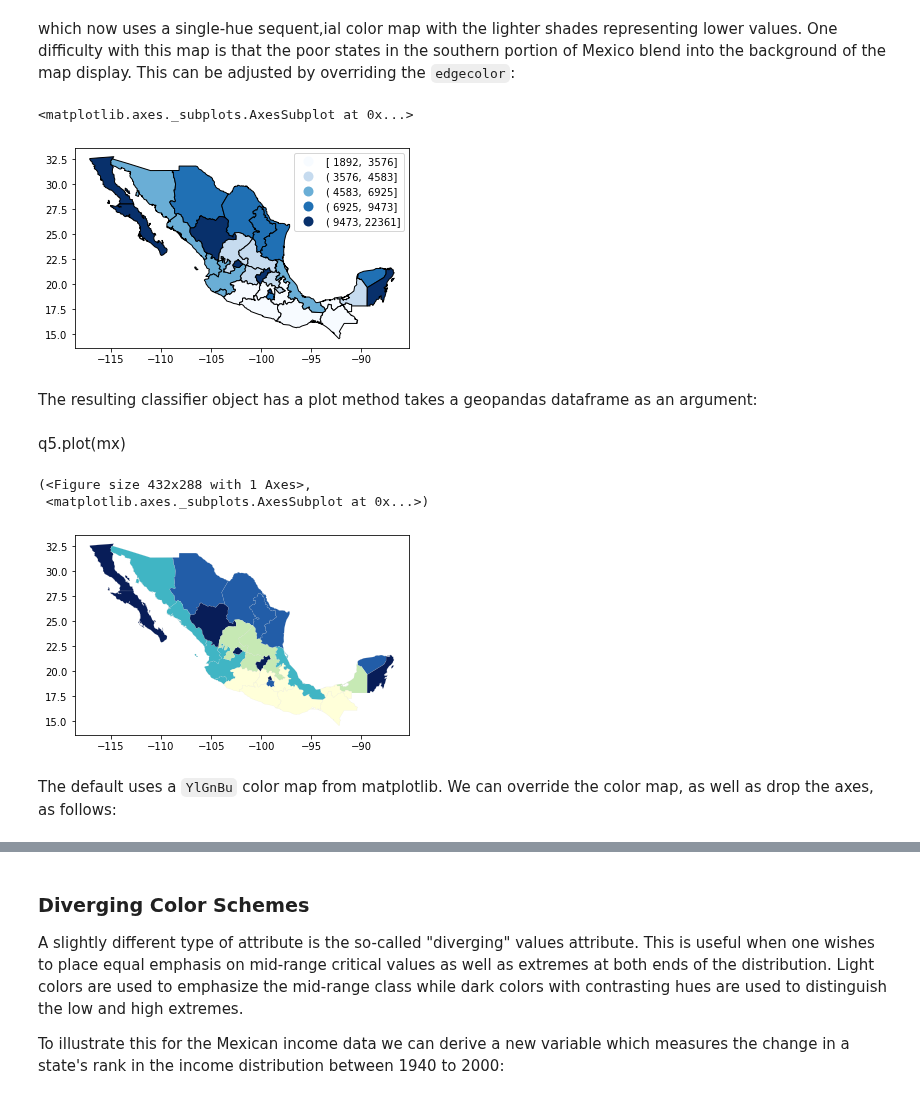
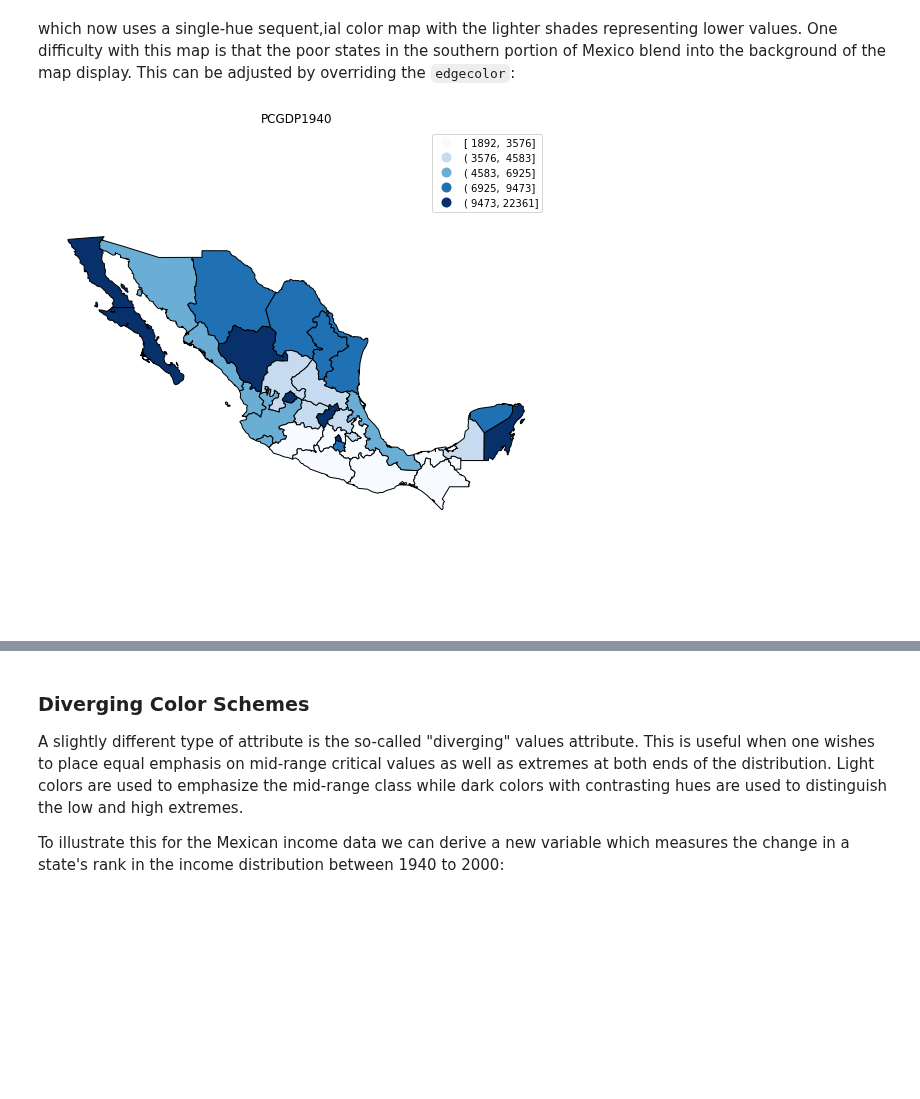
Before and after one commit to gdsbook/book, a Jupyter notebook: notebooks/05_choropleth.ipynb, the cells around one changed output, grey strips where cells are left out. Saved outputs shown, nothing was run; the diff lists cells and outputs as text; code cells hidden in the pictures; blank space fills up the shorter version.

```diff
--- a/notebooks/05_choropleth.ipynb
+++ b/notebooks/05_choropleth.ipynb
@@ -632,0 +633,8 @@ mx.plot(column='PCGDP1940', legend=True, scheme='Quantiles')
+# %%
+mx = geopandas.read_file('../data/mexicojoin.shp')
+f, ax = plt.subplots(1, figsize=(9, 9))
+mx.plot(ax=ax, column='PCGDP1940', legend=True, scheme='Quantiles')
+ax.set_axis_off()
+ax.set_title('PCGDP1940')
+plt.axis('equal')
+plt.show()
@@ -656,20 +674,12 @@ mx.plot(column='PCGDP1940', legend=True, scheme='Quantiles', fmt='{:.0f}', \
 # %% [markdown]
 which now uses a single-hue sequent,ial color map with the lighter shades representing lower values. One difficulty with this map is that the poor states in the southern portion of Mexico blend into the background of the map display. This can be adjusted by overriding the `edgecolor`:
 # %%
-mx.plot(column='PCGDP1940', legend=True, scheme='Quantiles', fmt='{:.0f}', \
-       cmap='Blues', edgecolor='k')
+f, ax = plt.subplots(1, figsize=(9, 9))
+mx.plot(ax=ax, column='PCGDP1940', legend=True, scheme='Quantiles', fmt='{:.0f}', \
+         cmap='Blues', edgecolor='k')
+ax.set_axis_off()
+ax.set_title('PCGDP1940')
+plt.axis('equal')
+plt.show()
 # %% [output]
-<matplotlib.axes._subplots.AxesSubplot at 0x...>
-[figure, old version]
+[figure, new version]
-# %% [markdown]
-The resulting classifier object has a plot method takes a geopandas dataframe as an argument:
-# %% [markdown]
-q5.plot(mx)
-# %%
-q5.plot(mx)
-# %% [output]
-(<Figure size 432x288 with 1 Axes>,
- <matplotlib.axes._subplots.AxesSubplot at 0x...>)
-[figure, removed]
-# %% [markdown]
-The default uses a `YlGnBu` color map from matplotlib. We can override the color map, as well as drop the axes, as follows:
```
Also changed, not shown: parts of 9 cells of this notebook, 2 other files.
